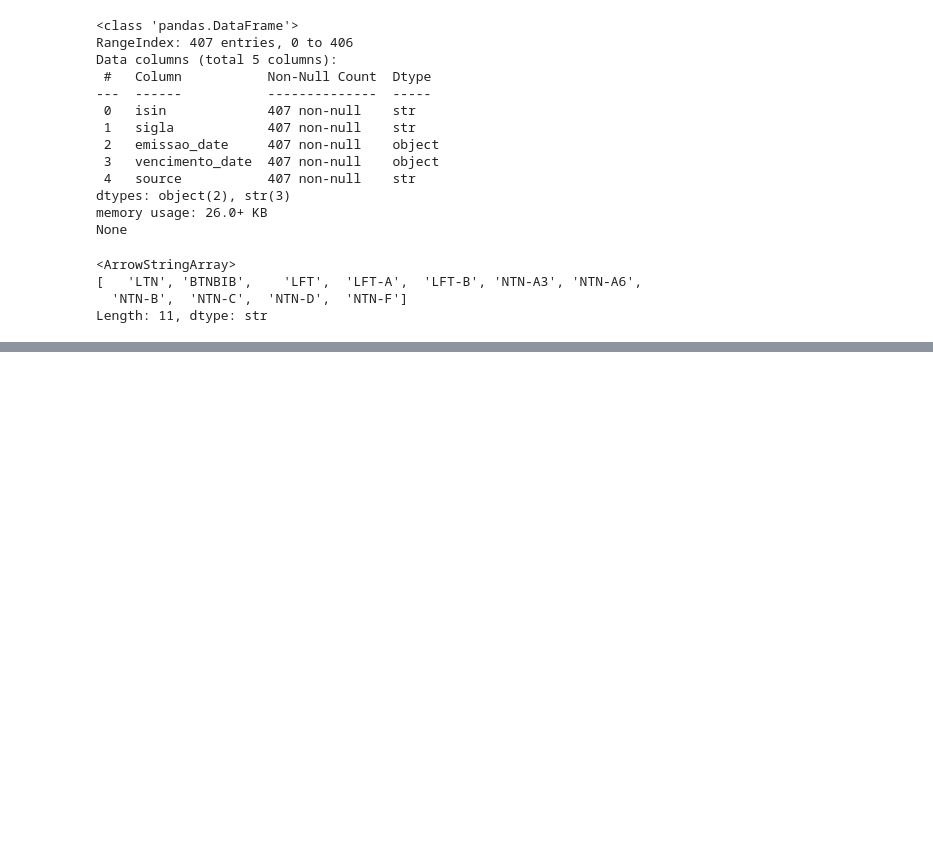
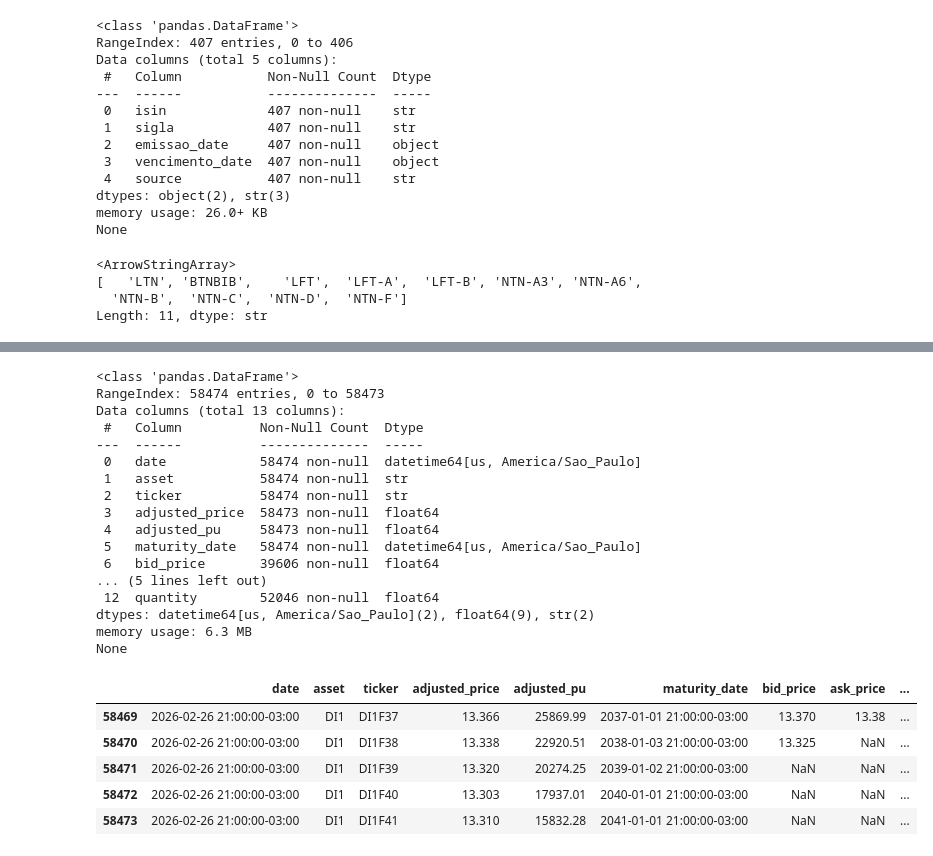
Before and after one commit to JuanRocha01/ML-ETTJ26, a Jupyter notebook: study/refined.ipynb, the cells around one changed output, grey strips where cells are left out. Cells and saved outputs as stored; diff of their text form; code cells hidden in the pictures; blank space fills up the shorter version.

```diff
--- a/study/refined.ipynb
+++ b/study/refined.ipynb
@@ -208,0 +308,29 @@ Length: 11, dtype: str
+# %%
+import pandas as pd
+df_out = pd.read_parquet(r"C:\Users\Dell\OneDrive\Documentos\GitHub\ML-ETTJ26\data\03_refined\b3\forwards\b3_forwards_di1_refined.parquet")
+print(df_out.info())
+df_out.tail()
+# %% [output]
+<class 'pandas.DataFrame'>
+RangeIndex: 58474 entries, 0 to 58473
+Data columns (total 13 columns):
+ #   Column          Non-Null Count  Dtype
+---  ------          --------------  -----
+ 0   date            58474 non-null  datetime64[us, America/Sao_Paulo]
+ 1   asset           58474 non-null  str
+ 2   ticker          58474 non-null  str
+ 3   adjusted_price  58473 non-null  float64
+ 4   adjusted_pu     58473 non-null  float64
+ 5   maturity_date   58474 non-null  datetime64[us, America/Sao_Paulo]
+ 6   bid_price       39606 non-null  float64
+... (5 lines left out)
+ 12  quantity        52046 non-null  float64
+dtypes: datetime64[us, America/Sao_Paulo](2), float64(9), str(2)
+memory usage: 6.3 MB
+None
+|  | date | asset | ticker | adjusted_price | adjusted_pu | maturity_date | bid_price | ask_price | ... |
+| 58469 | 2026-02-26 21:00:00-03:00 | DI1 | DI1F37 | 13.366 | 25869.99 | 2037-01-01 21:00:00-03:00 | 13.370 | 13.38 | ... |
+| 58470 | 2026-02-26 21:00:00-03:00 | DI1 | DI1F38 | 13.338 | 22920.51 | 2038-01-03 21:00:00-03:00 | 13.325 | NaN | ... |
+| 58471 | 2026-02-26 21:00:00-03:00 | DI1 | DI1F39 | 13.320 | 20274.25 | 2039-01-02 21:00:00-03:00 | NaN | NaN | ... |
+| 58472 | 2026-02-26 21:00:00-03:00 | DI1 | DI1F40 | 13.303 | 17937.01 | 2040-01-01 21:00:00-03:00 | NaN | NaN | ... |
+| 58473 | 2026-02-26 21:00:00-03:00 | DI1 | DI1F41 | 13.310 | 15832.28 | 2041-01-01 21:00:00-03:00 | NaN | NaN | ... |
```
Also changed, not shown: parts of 9 cells of this notebook, 7 other files.
